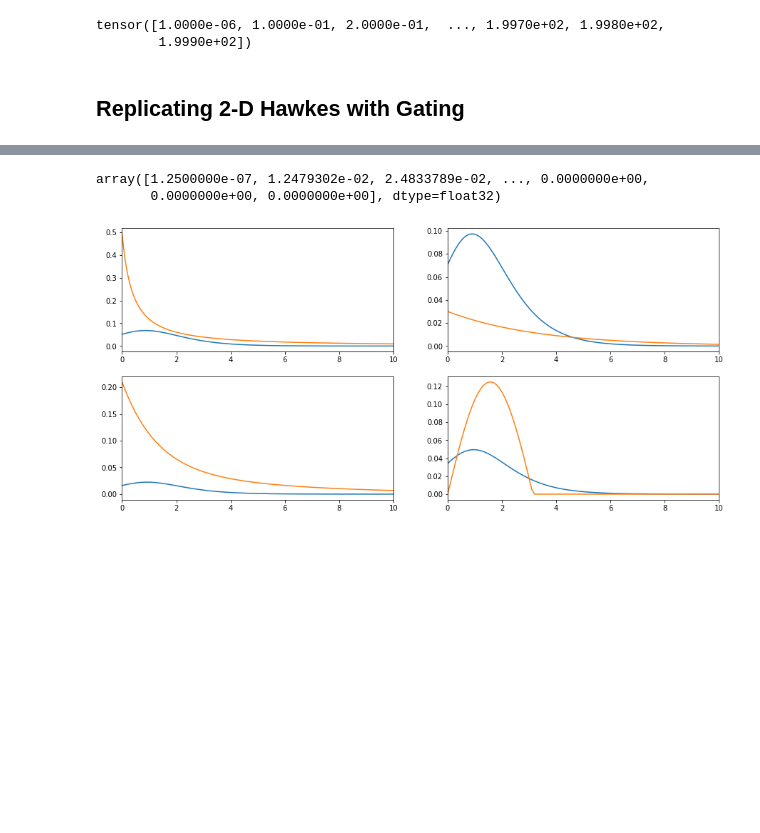
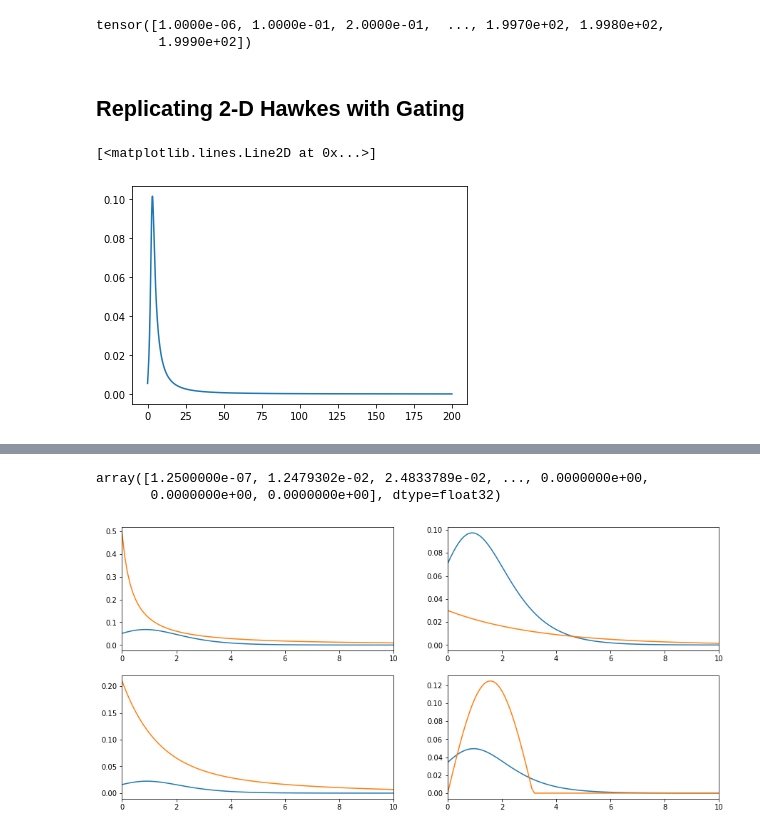
Before and after one commit to yamacisik/gated_kernel_tpp, a Jupyter notebook: kernel_fuctions_experiments.ipynb, the cells around one changed output, grey strips where cells are left out. Saved outputs shown, nothing was run; the diff lists cells and outputs as text; code cells hidden in the pictures; blank space fills up the shorter version.

```diff
--- a/kernel_fuctions_experiments.ipynb
+++ b/kernel_fuctions_experiments.ipynb
@@ -664,5 +664,21 @@ def triggering_kernel(t,n_kernel = 0):
         sin = np.sin(t_c)/8
         sin[sin <0] =0
         return sin
+# %%
+ def magic_kernel_2(x, sigma=1, lengthscale=5, l = 1.0,s=1.0):
+    d= x
+    k1 = (1 + torch.tanh((d - l) / s))
+    alpha = 1
+    k2 =  (1 + (d ** 2) / (alpha * lengthscale ** 2)) ** (-alpha)
+    # k2 = torch.exp(-(d) / lengthscale)
+    scores = (sigma**2)*(k1)*(k2)
+
+    return scores
+values = magic_kernel_2(t,sigma = 0.8, lengthscale = 1.127054, s = 1.0,l = 2.728479)
+# k1 = 1 + torch.tanh((t - 2) / 0.920143)
+plt.plot(t,values)
+# %% [output]
+[<matplotlib.lines.Line2D at 0x...>]
+[figure, added]
 # %%
 params = pd.read_csv('learned_params_2.csv')
```
Also changed, not shown: parts of 3 cells of this notebook, 2 other files.
